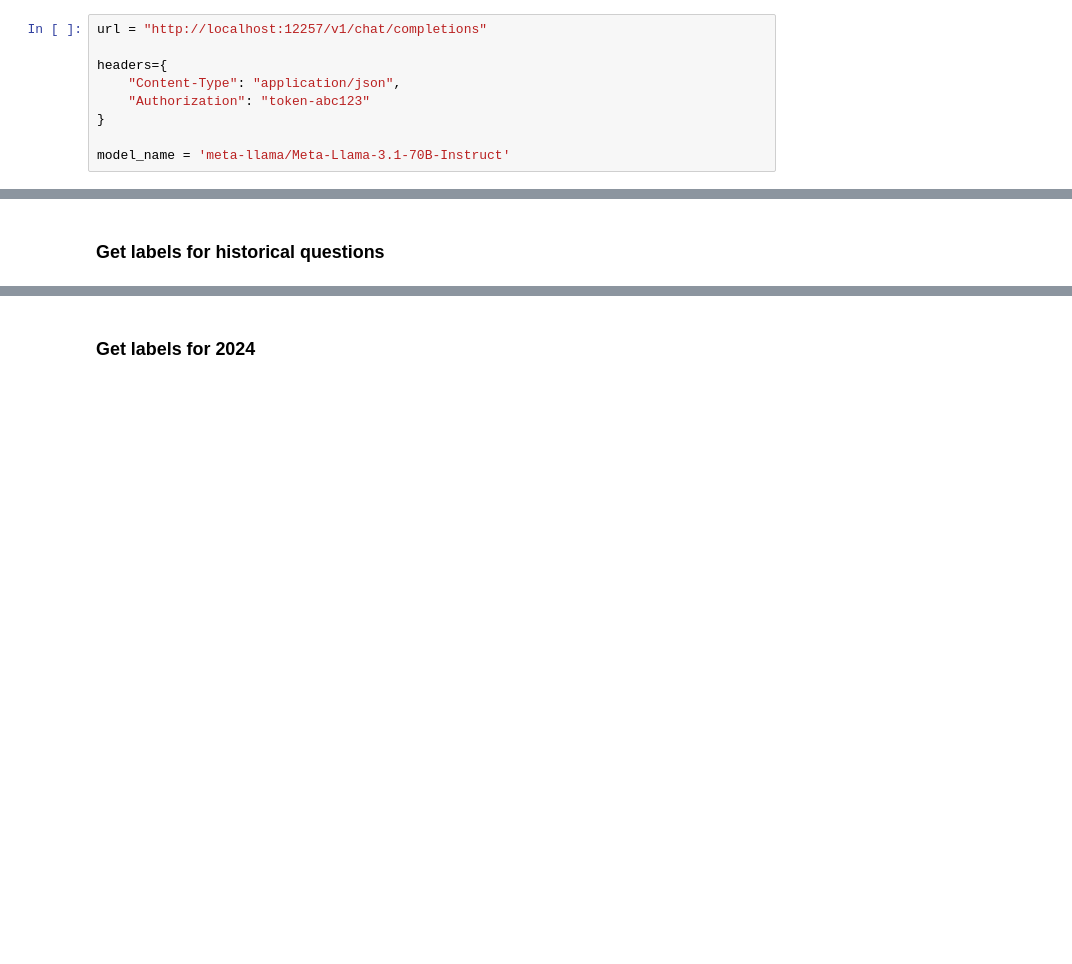
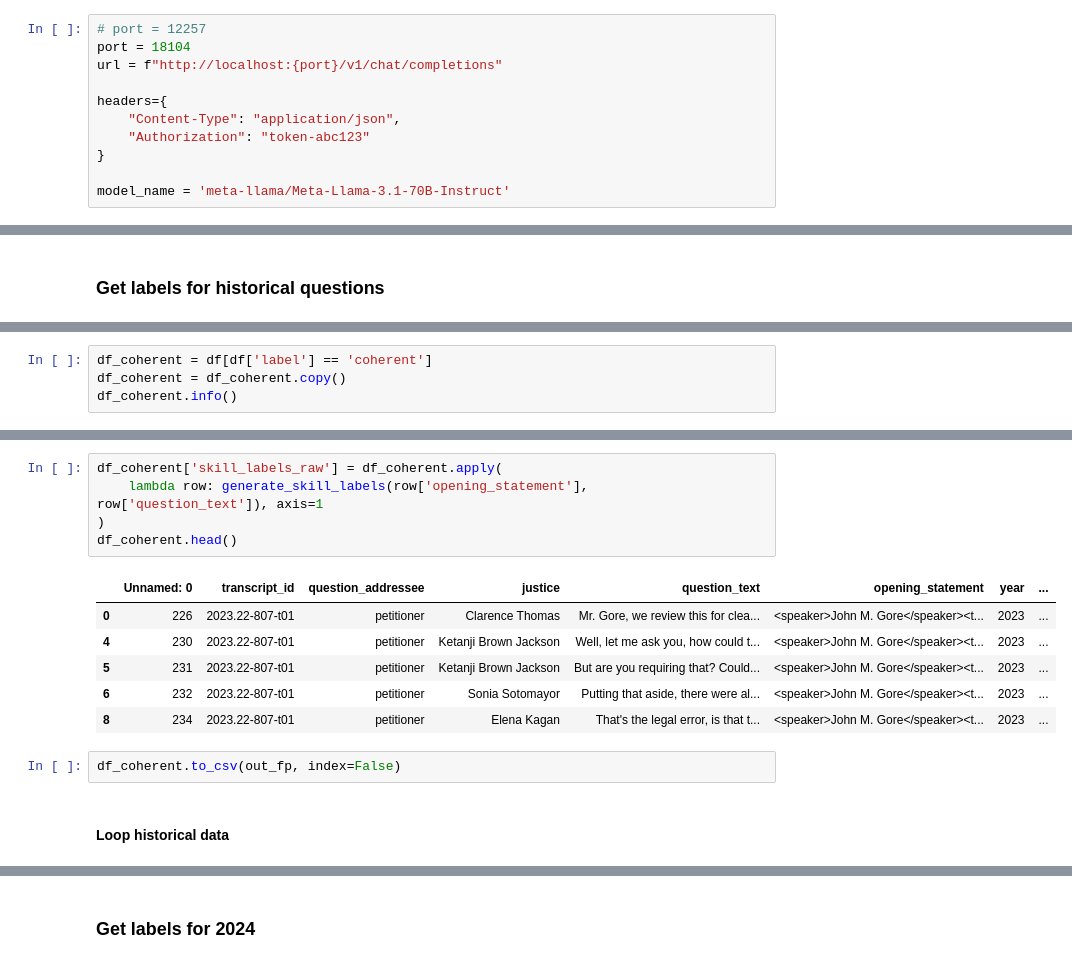
Before and after one commit to skyien-z/llms-for-oral-arguments, a Jupyter notebook: llm_generation_scripts/generate_metacog_labels_della_inference.ipynb, the cells around one changed output, grey strips where cells are left out. Drawn from its saved outputs; the diff is of its cells as text; blank space fills up the shorter version.

```diff
--- a/llm_generation_scripts/generate_metacog_labels_della_inference.ipynb
+++ b/llm_generation_scripts/generate_metacog_labels_della_inference.ipynb
@@ -7,5 +8,7 @@ import pandas as pd
 # %%
-url = "http://localhost:12257/v1/chat/completions"
+# port = 12257
+port = 18104
+url = f"http://localhost:{port}/v1/chat/completions"
 
 headers={
     "Content-Type": "application/json",
@@ -176,0 +169,4 @@ for year, group in df.groupby('year'):
+# %%
+df_coherent = df[df['label'] == 'coherent']
+df_coherent = df_coherent.copy()
+df_coherent.info()
@@ -176,0 +189,16 @@ for year, group in df.groupby('year'):
+# %%
+df_coherent['skill_labels_raw'] = df_coherent.apply(
+    lambda row: generate_skill_labels(row['opening_statement'], row['question_text']), axis=1
+)
+df_coherent.head()
+# %% [output]
+|  | Unnamed: 0 | transcript_id | question_addressee | justice | question_text | opening_statement | year | ... |
+| 0 | 226 | 2023.22-807-t01 | petitioner | Clarence Thomas | Mr. Gore, we review this for clea... | <speaker>John M. Gore</speaker><t... | 2023 | ... |
+| 4 | 230 | 2023.22-807-t01 | petitioner | Ketanji Brown Jackson | Well, let me ask you, how could t... | <speaker>John M. Gore</speaker><t... | 2023 | ... |
+| 5 | 231 | 2023.22-807-t01 | petitioner | Ketanji Brown Jackson | But are you requiring that? Could... | <speaker>John M. Gore</speaker><t... | 2023 | ... |
+| 6 | 232 | 2023.22-807-t01 | petitioner | Sonia Sotomayor | Putting that aside, there were al... | <speaker>John M. Gore</speaker><t... | 2023 | ... |
+| 8 | 234 | 2023.22-807-t01 | petitioner | Elena Kagan | That's the legal error, is that t... | <speaker>John M. Gore</speaker><t... | 2023 | ... |
+# %%
+df_coherent.to_csv(out_fp, index=False)
+# %% [markdown]
+#### Loop historical data
```
Also changed, not shown: parts of 18 cells of this notebook, 6 other files.
